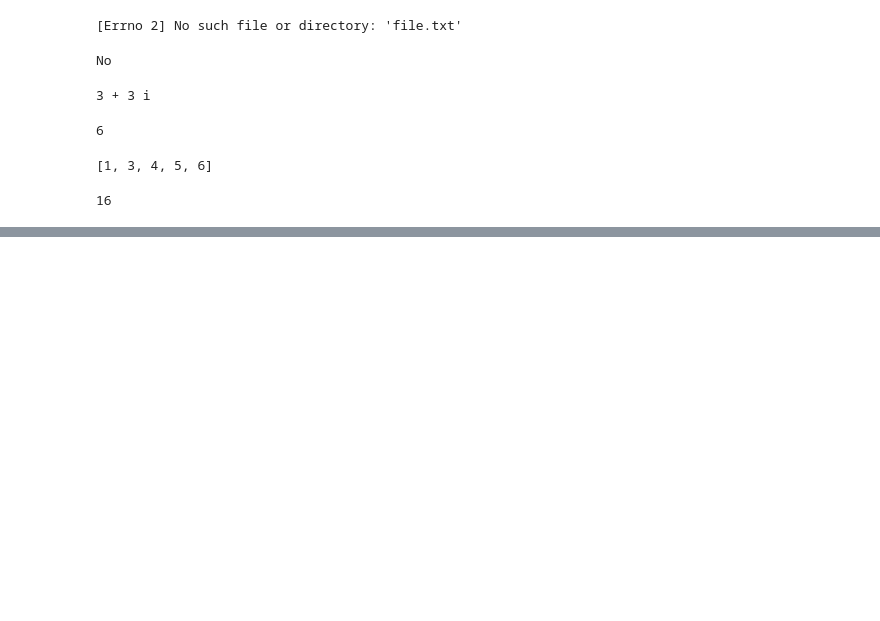
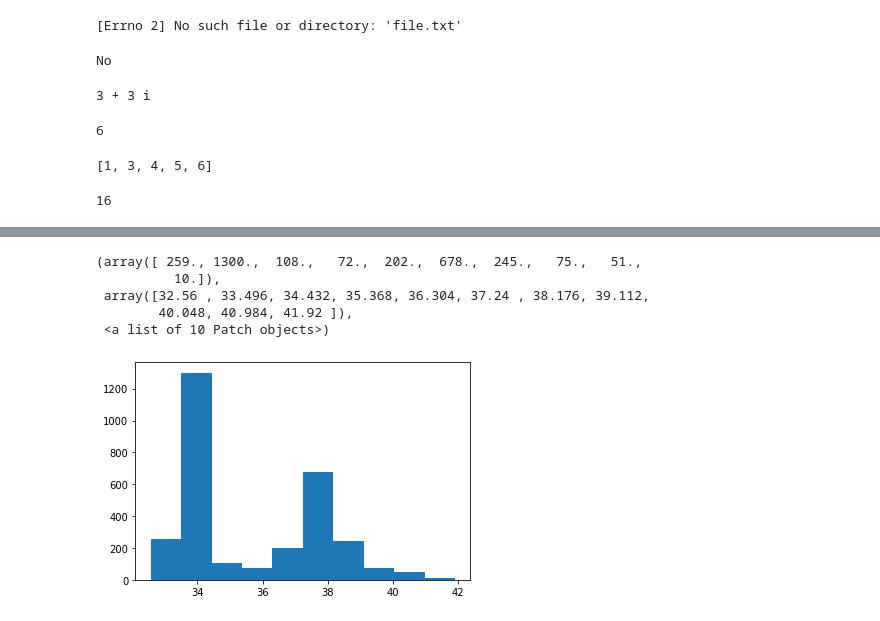
Before and after one commit to nihal5617/Python_Practicals, a Jupyter notebook: Python_practical.ipynb, the cells around one changed output, grey strips where cells are left out. Drawn from its saved outputs; the diff is of its cells as text; code cells hidden in the pictures; blank space fills up the shorter version.

```diff
--- a/Python_practical.ipynb
+++ b/Python_practical.ipynb
@@ -683,3 +685,7 @@ c1=Calculator(4,2)
 print(c1.powerOf())
 # %% [output]
 16
+# %%
+df = pd.read_csv("/content/sample_data/california_housing_test.csv")
+df.head()
+df.mean()
@@ -685,0 +703,11 @@ print(c1.powerOf())
+# %%
+import seaborn as sns
+import matplotlib.pyplot as plt
+plt.hist(df['latitude'])
+# %% [output]
+(array([ 259., 1300.,  108.,   72.,  202.,  678.,  245.,   75.,   51.,
+          10.]),
+ array([32.56 , 33.496, 34.432, 35.368, 36.304, 37.24 , 38.176, 39.112,
+        40.048, 40.984, 41.92 ]),
+ <a list of 10 Patch objects>)
+[figure, added]
```
Also changed, not shown: parts of 3 cells of this notebook.
